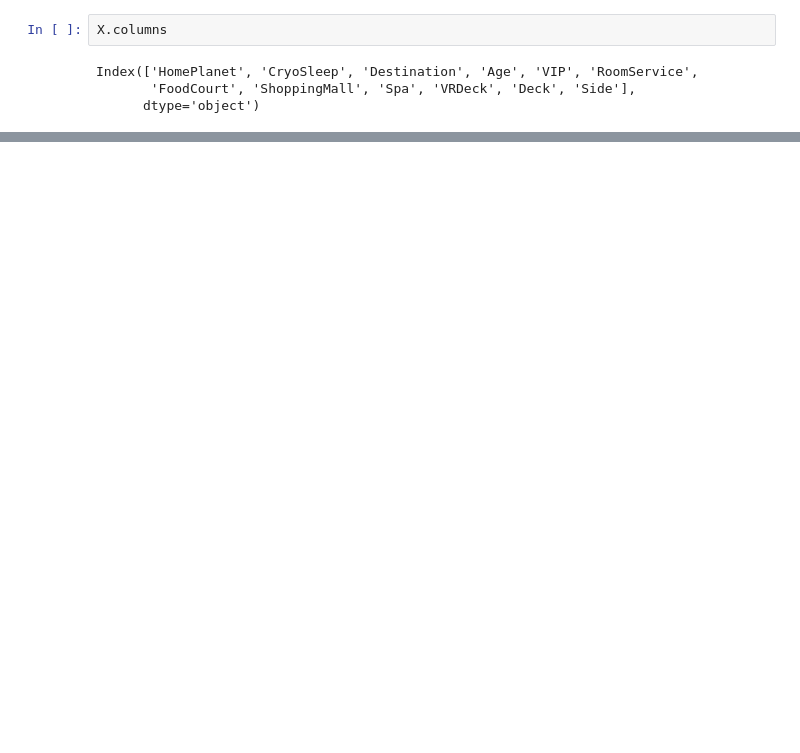
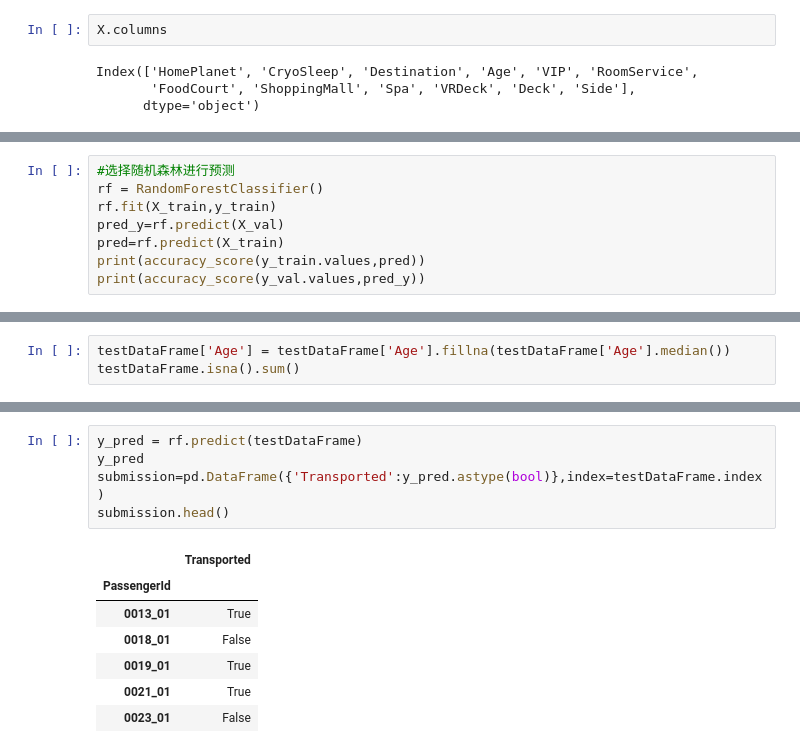
Before and after one commit to sakaili/Spaceship-Titanic, a Jupyter notebook: spaceTitanicPredict.ipynb, the cells around one changed output, grey strips where cells are left out. Cells and saved outputs as stored; diff of their text form; blank space fills up the shorter version.

Commit message:
选择随机森林进行预测并生成结果

```diff
--- a/spaceTitanicPredict.ipynb
+++ b/spaceTitanicPredict.ipynb
@@ -304,0 +310,8 @@ plt.show()
+# %%
+#选择随机森林进行预测
+rf = RandomForestClassifier()
+rf.fit(X_train,y_train)
+pred_y=rf.predict(X_val)
+pred=rf.predict(X_train)
+print(accuracy_score(y_train.values,pred))
+print(accuracy_score(y_val.values,pred_y))
@@ -304,0 +321,3 @@ plt.show()
+# %%
+testDataFrame['Age'] = testDataFrame['Age'].fillna(testDataFrame['Age'].median())
+testDataFrame.isna().sum()
@@ -304,0 +360,13 @@ plt.show()
+# %%
+y_pred = rf.predict(testDataFrame)
+y_pred
+submission=pd.DataFrame({'Transported':y_pred.astype(bool)},index=testDataFrame.index)
+submission.head()
+# %% [output]
+|  | Transported |
+| PassengerId |  |
+| 0013_01 | True |
+| 0018_01 | False |
+| 0019_01 | True |
+| 0021_01 | True |
+| 0023_01 | False |
```
Also changed, not shown: parts of 15 cells of this notebook.
